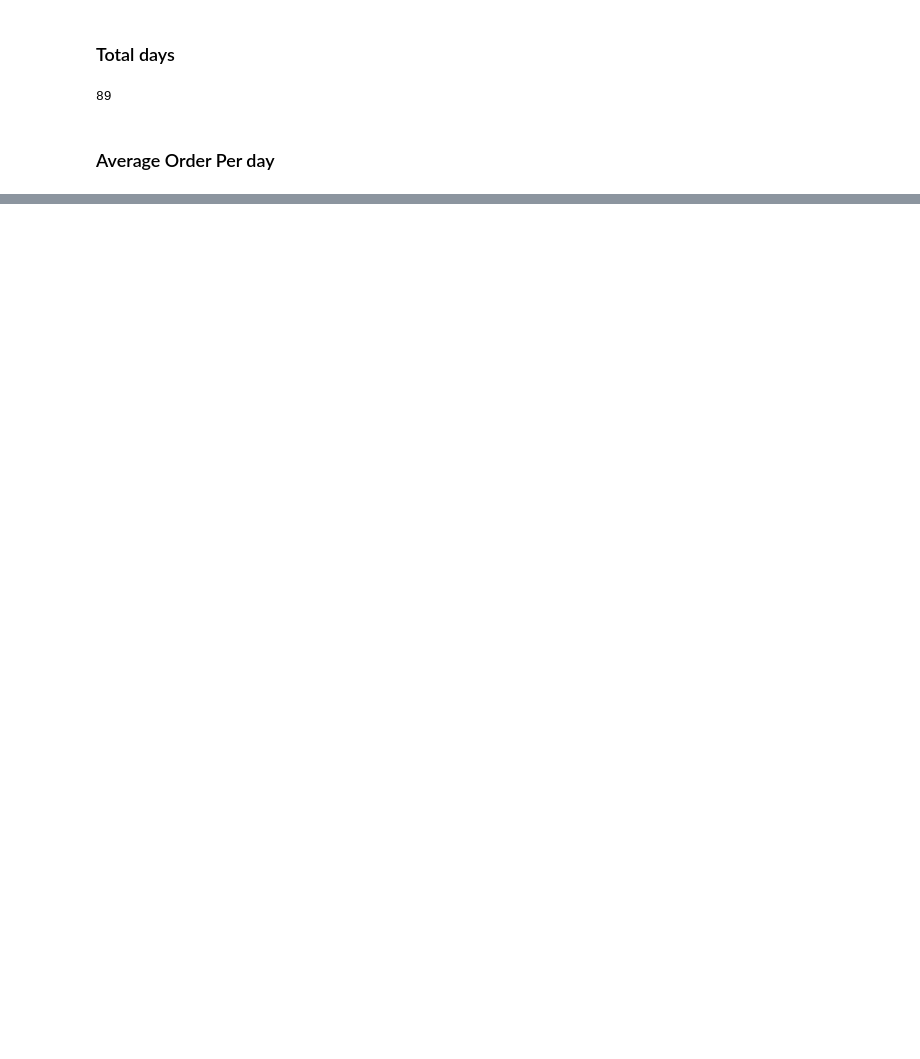
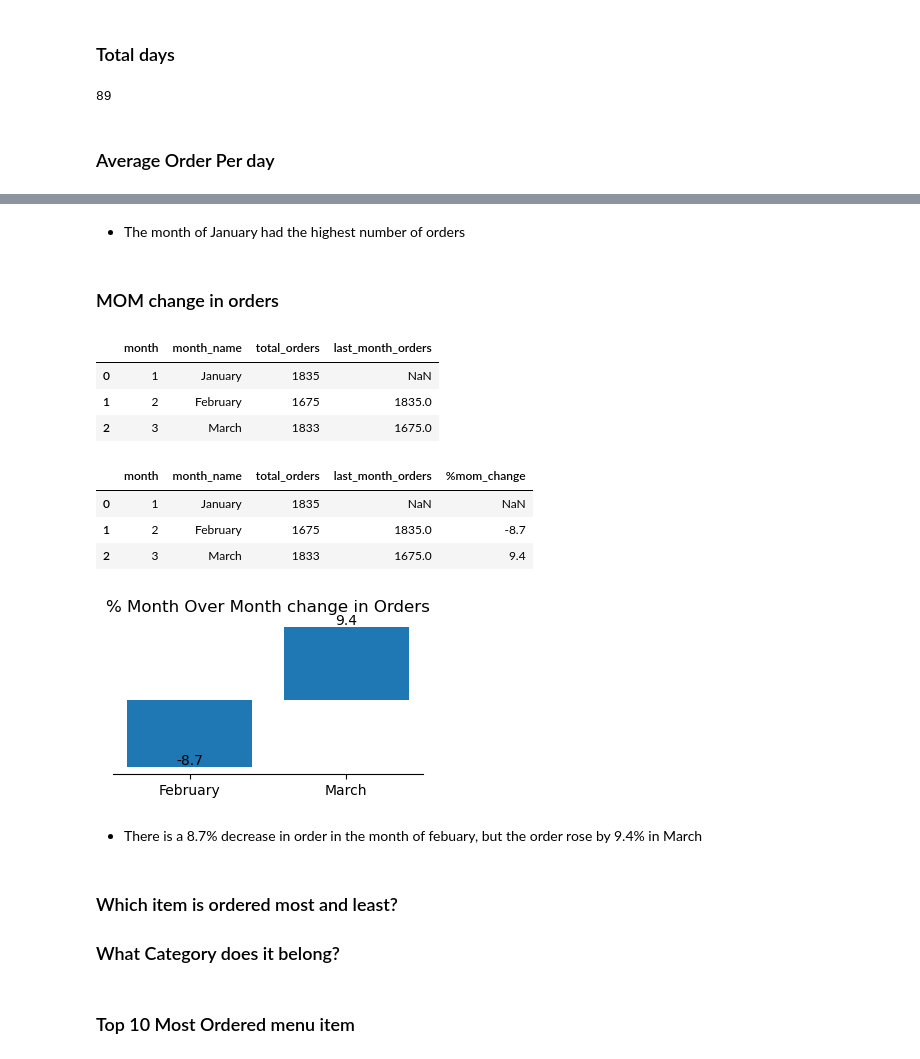
Before and after one commit to valezenwanne/Restaurant-Order-Analysis, a Jupyter notebook: Restaurant Orders Analysis.ipynb, the cells around one changed output, grey strips where cells are left out. Cells and saved outputs as stored; diff of their text form; code cells hidden in the pictures; blank space fills up the shorter version.

```diff
--- a/Restaurant Orders Analysis.ipynb
+++ b/Restaurant Orders Analysis.ipynb
@@ -392,0 +407,57 @@ plt.show()
+# %% [markdown]
+- The month of January had the highest number of orders
+# %% [markdown]
+### MOM change in orders
+# %%
+#create a previous month order column
+prev_mnth =[np.nan]
+
+#create a loop
+x = np.arange(2)
+for i in x:
+    prev_mnth.append(month_orders['total_orders'][i])
+
+month_orders['last_month_orders'] = prev_mnth
+month_orders
+# %% [output]
+|  | month | month_name | total_orders | last_month_orders |
+| 0 | 1 | January | 1835 | NaN |
+| 1 | 2 | February | 1675 | 1835.0 |
+| 2 | 3 | March | 1833 | 1675.0 |
+# %%
+#creating a MoM Change
+month_orders['%mom_change'] = round((month_orders['total_orders']- month_orders['last_month_orders'])
+                                    /month_orders['last_month_orders']*100, 1)
+# %%
+#display the first three rows
+month_orders
+# %% [output]
+|  | month | month_name | total_orders | last_month_orders | %mom_change |
+| 0 | 1 | January | 1835 | NaN | NaN |
+| 1 | 2 | February | 1675 | 1835.0 | -8.7 |
+| 2 | 3 | March | 1833 | 1675.0 | 9.4 |
+# %%
+#plotting the total orders by month
+fig, ax = plt.subplots(figsize=[4,2])
+
+ax.bar(x=month_orders['month_name'], height=month_orders['%mom_change'])
+
+#remove spines and y-axis
+sns.despine(left=True)
+ax.yaxis.set_visible(False)
+
+#add title
+ax.set_title('% Month Over Month change in Orders')
+
+for index, value in enumerate(month_orders['%mom_change']):
+    ax.annotate(value, xy=(index, value+0.8), va='center', ha='center')
+plt.show()
+# %% [output]
+[figure, added]
+# %% [markdown]
+- There is a 8.7% decrease in order in the month of febuary, but the order rose by 9.4% in March
+# %% [markdown]
+### Which item is ordered most and least?
+### What Category does it belong?
+# %% [markdown]
+### Top 10 Most Ordered menu item
```
Also changed, not shown: parts of 61 cells of this notebook.
